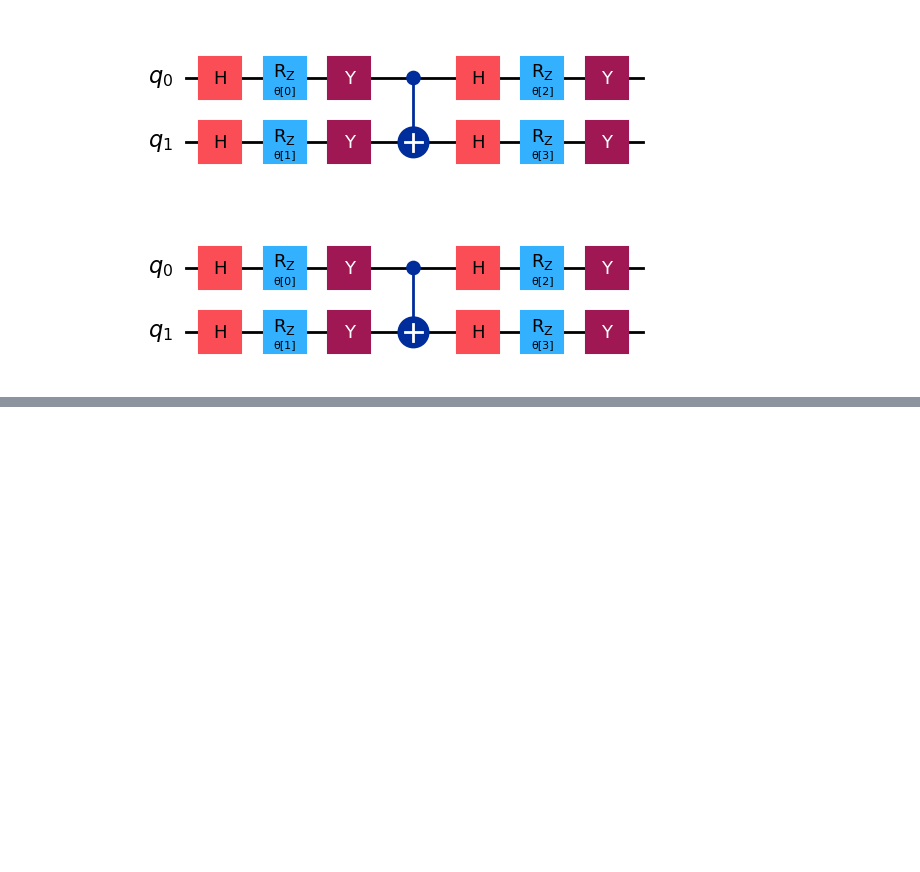
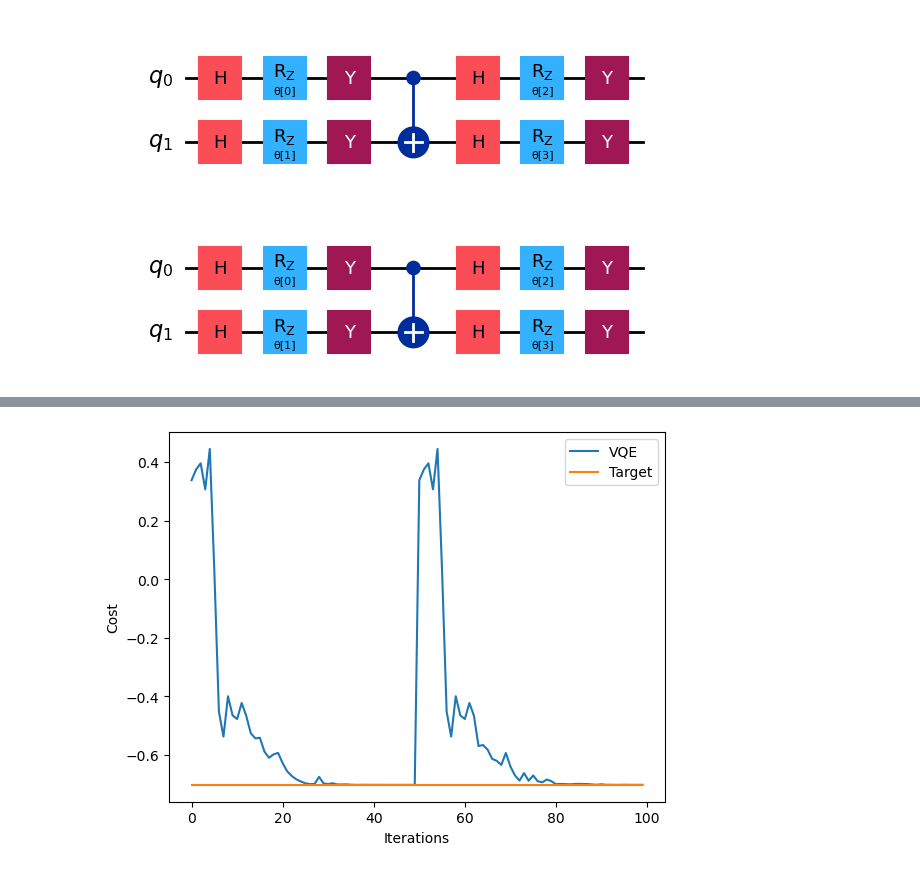
Before and after one commit to sunmancao-png/quantum-computing-code, a Jupyter notebook: vqe.ipynb, the cells around one changed output, grey strips where cells are left out. Drawn from its saved outputs; the diff is of its cells as text; code cells hidden in the pictures; blank space fills up the shorter version.

```diff
--- a/vqe.ipynb
+++ b/vqe.ipynb
@@ -135,0 +257,19 @@ hamiltonian_isa = hamiltonian.apply_layout(layout=ansatz_isa.layout)
+# %%
+fig, ax = plt.subplots()
+x = np.linspace(0, 10, 100)
+
+# Define the constant function
+constant = min(eigenvalues)
+y_constant = np.full_like(x, constant)
+ax.plot(
+    range(cost_history_dict["iters"]), cost_history_dict["cost_history"], label="VQE"
+)
+ax.set_xlabel("Iterations")
+ax.set_ylabel("Cost")
+ax.plot(y_constant, label="Target")
+plt.legend()
+plt.draw()
+
+# Convergence with two optimization schemes
+# %% [output]
+[figure, added]
```
Also changed, not shown: parts of 8 cells of this notebook.
